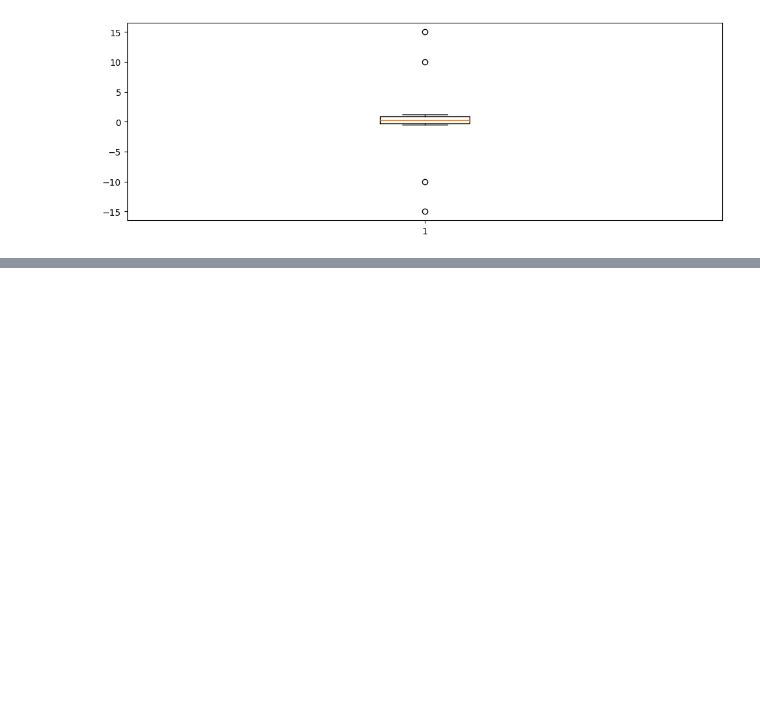
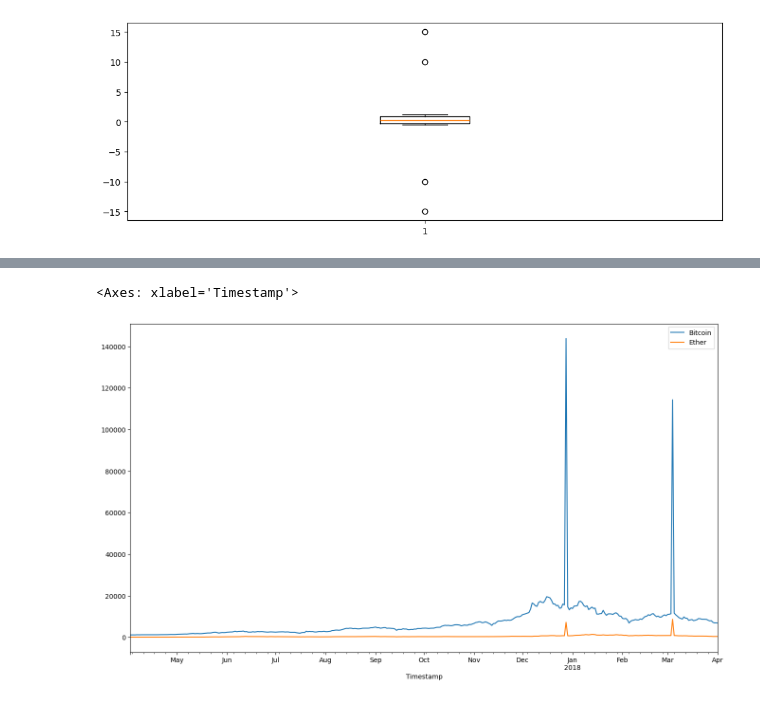
Before and after one commit to depa-tto/Python-course, a Jupyter notebook: ds_course.ipynb, the cells around one changed output, grey strips where cells are left out. Cells and saved outputs as stored; diff of their text form; code cells hidden in the pictures; blank space fills up the shorter version.

```diff
--- a/ds_course.ipynb
+++ b/ds_course.ipynb
@@ -3090,0 +3162,7 @@ plt.boxplot(values)
+# %%
+df.fillna(method='bfill', inplace=True)
+# %%
+df.plot(figsize=(16, 9))
+# %% [output]
+<Axes: xlabel='Timestamp'>
+[figure, added]
```
Also changed, not shown: parts of 49 cells of this notebook.
